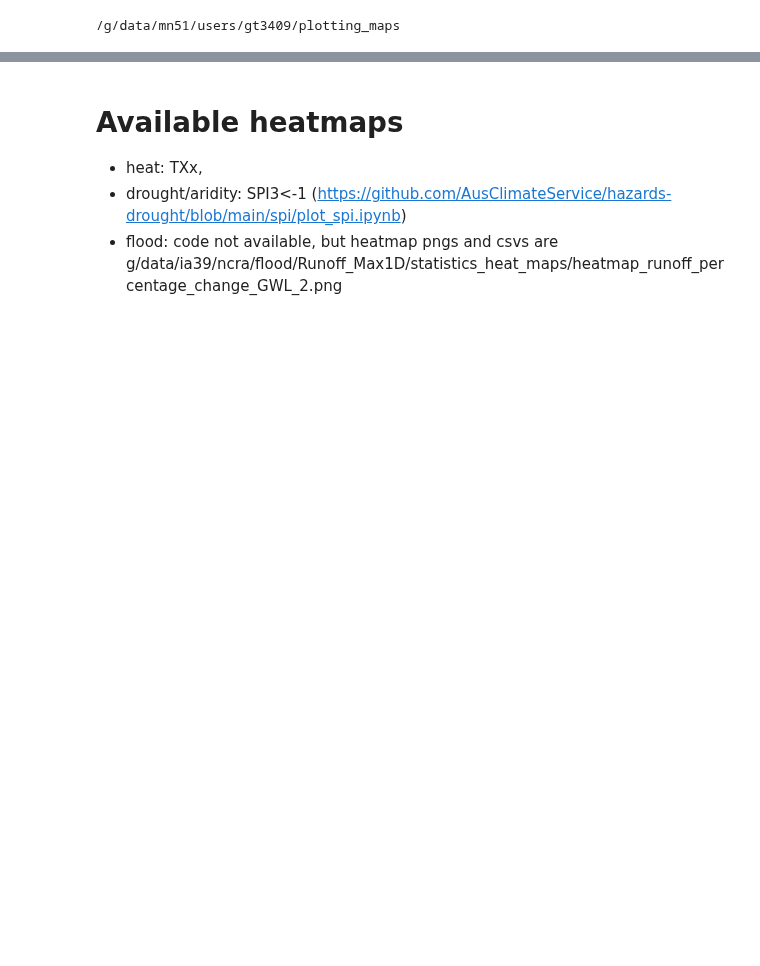
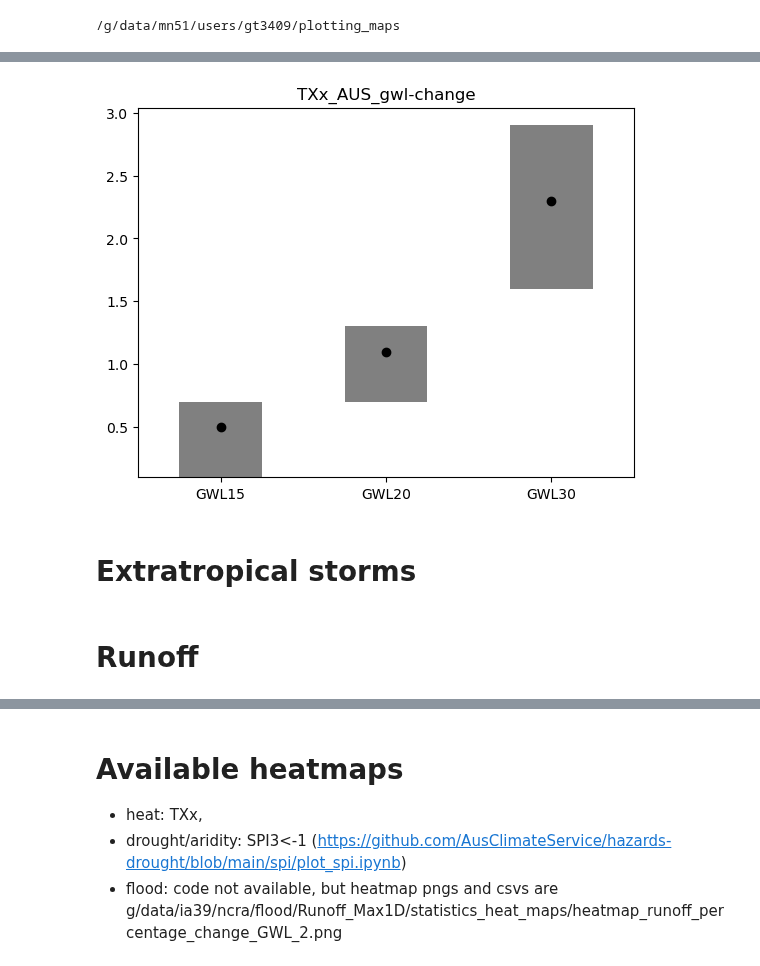
Before and after one commit to AusClimateService/plotting_maps, a Jupyter notebook: example_notebooks/summary_boxplots_region_gwl.ipynb, the cells around one changed output, grey strips where cells are left out. Drawn from its saved outputs; the diff is of its cells as text; code cells hidden in the pictures; blank space fills up the shorter version.

```diff
--- a/example_notebooks/summary_boxplots_region_gwl.ipynb
+++ b/example_notebooks/summary_boxplots_region_gwl.ipynb
@@ -513,0 +244,25 @@ for i, abbrev in enumerate(mask.abbrevs.values):
+# %%
+# make a plot from the csv
+var="TXx"
+abbrev="AUS"
+filename = f"{var}_ncra-regions_gwl-change"
+df = pd.read_csv(f"tables/{filename}.csv", index_col="gwl", usecols=["gwl", "abbrevs", "names", "min", "median", "max"])
+df = df[df.abbrevs==abbrev]
+gwls = ["GWL15", "GWL20", "GWL30"]
+
+
+for i, gwl in enumerate(gwls):
+    ens_min, ens_median, ens_max = df.loc[[f"{gwl}-GWL12"]][["min", "median", "max"]].values[0]
+    plt.bar(x=i+1, height=ens_max - ens_min, width=0.5, bottom =  ens_min, color="grey", label=gwl)
+    plt.scatter(x=i+1, y=ens_median, c="k")
+
+
+plt.xlim(0.5, len(gwls)+0.5 )
+plt.xticks(np.arange(1,len(gwls)+1), labels=gwls)
+plt.title(f"{var}_{abbrev}_gwl-change")
+
+plt.savefig(f"figures/{var}_{abbrev}_gwl-change.png")
+# %% [output]
+[figure, added]
+# %% [markdown]
+# Extratropical storms
@@ -513,0 +333,2 @@ for i, abbrev in enumerate(mask.abbrevs.values):
+# %% [markdown]
+# Runoff
```
Also changed, not shown: parts of 35 cells of this notebook, 31 other files.
